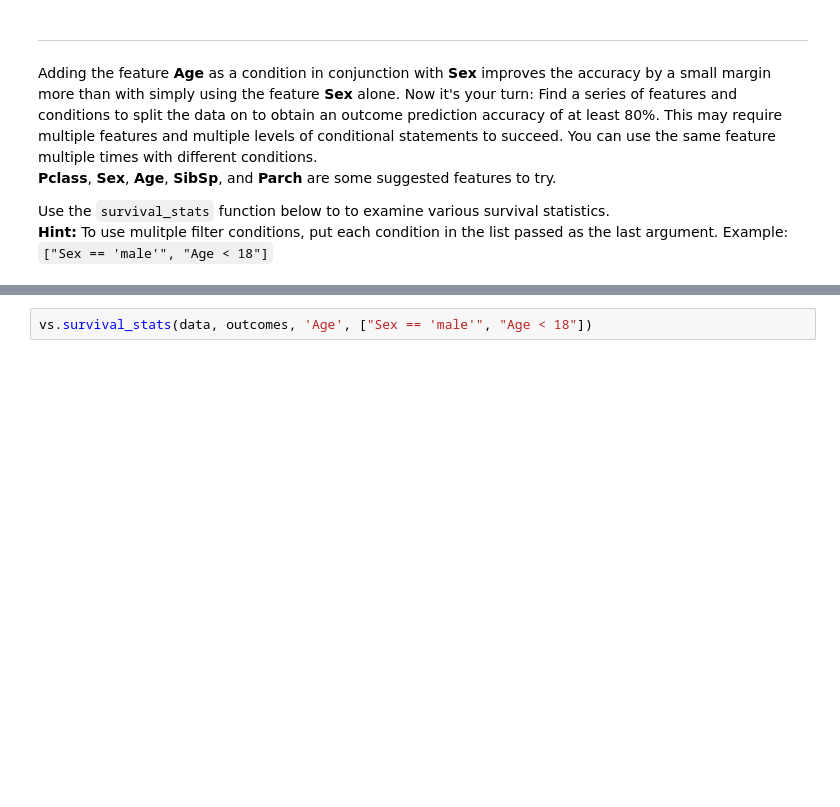
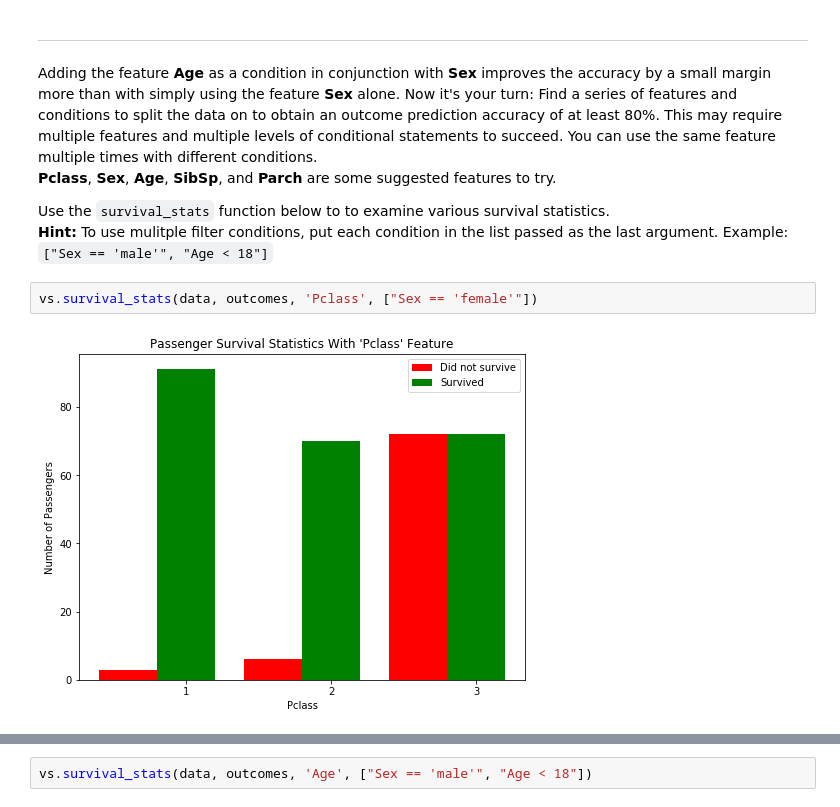
Before and after one commit to liam-august-h/machine-learning, a Jupyter notebook: projects/titanic_survival_exploration/titanic_survival_exploration.ipynb, the cells around one changed output, grey strips where cells are left out. Cells and saved outputs as stored; diff of their text form; blank space fills up the shorter version.

```diff
--- a/projects/titanic_survival_exploration/titanic_survival_exploration.ipynb
+++ b/projects/titanic_survival_exploration/titanic_survival_exploration.ipynb
@@ -208,3 +188,7 @@ Adding the feature **Age** as a condition in conjunction with **Sex** improves t
 
 Use the `survival_stats` function below to to examine various survival statistics.
 **Hint:** To use mulitple filter conditions, put each condition in the list passed as the last argument. Example: `["Sex == 'male'", "Age < 18"]`
+# %%
+vs.survival_stats(data, outcomes, 'Pclass', ["Sex == 'female'"])
+# %% [output]
+[figure, added]
```
Also changed, not shown: parts of 6 cells of this notebook, 1 other file.
